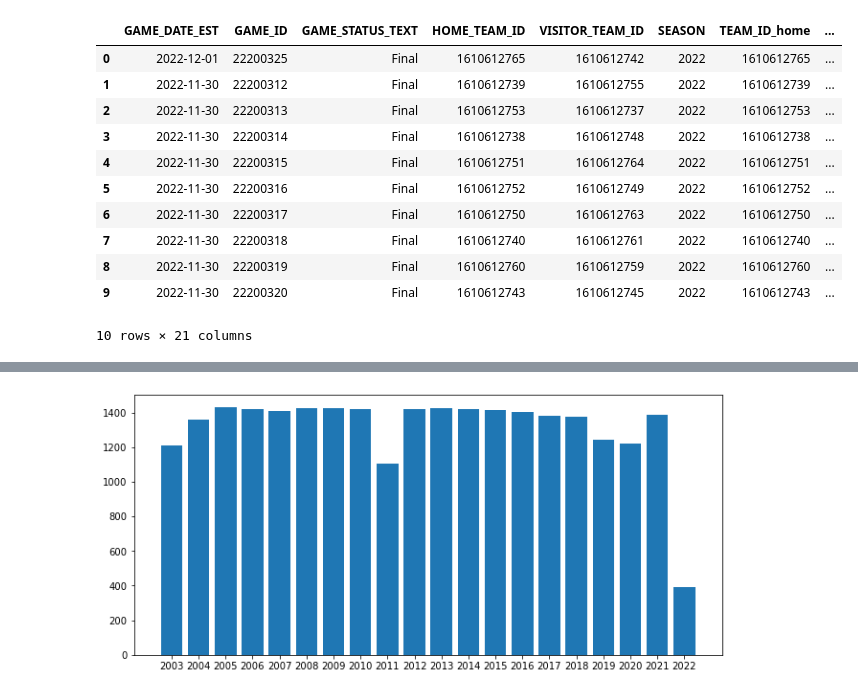
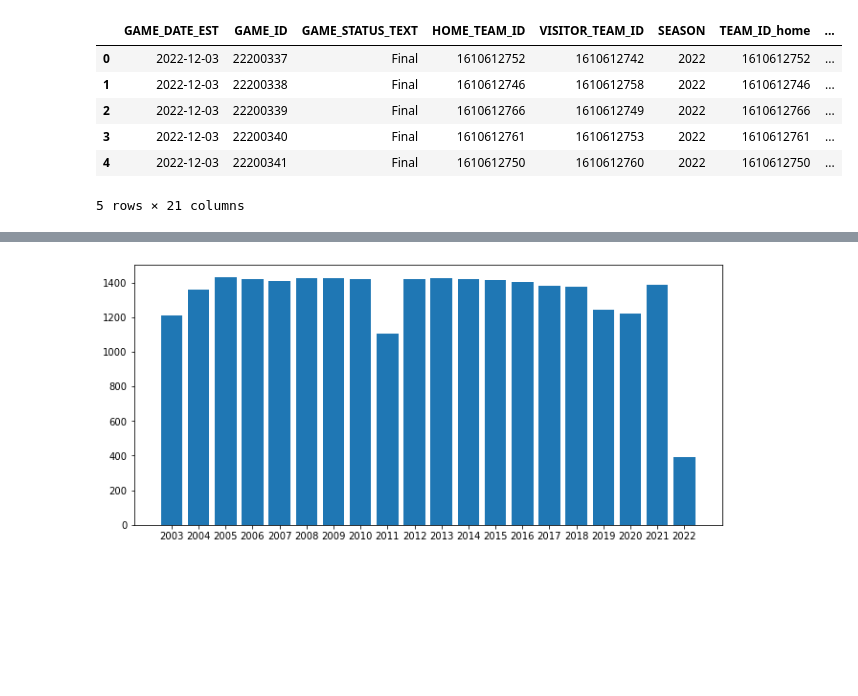
Before and after one commit to jfong025/NBA-Prediction-Model, a Jupyter notebook: notebooks/Model.ipynb, the cells around one changed output, grey strips where cells are left out. Saved outputs shown, nothing was run; the diff lists cells and outputs as text; code cells hidden in the pictures; blank space fills up the shorter version.

```diff
--- a/notebooks/Model.ipynb
+++ b/notebooks/Model.ipynb
@@ -12,20 +12,17 @@ players = pd.read_csv('players.csv')
 teams = pd.read_csv('teams.csv')
 ranking = pd.read_csv('ranking.csv')
 
-games.head(10)
+games = games.loc[(games['SEASON']>= 2006)]
-# %% [output]
-|  | GAME_DATE_EST | GAME_ID | GAME_STATUS_TEXT | HOME_TEAM_ID | VISITOR_TEAM_ID | SEASON | TEAM_ID_home | ... |
-| 0 | 2022-12-01 | 22200325 | Final | 1610612765 | 1610612742 | 2022 | 1610612765 | ... |
-| 1 | 2022-11-30 | 22200312 | Final | 1610612739 | 1610612755 | 2022 | 1610612739 | ... |
-| 2 | 2022-11-30 | 22200313 | Final | 1610612753 | 1610612737 | 2022 | 1610612753 | ... |
-| 3 | 2022-11-30 | 22200314 | Final | 1610612738 | 1610612748 | 2022 | 1610612738 | ... |
-| 4 | 2022-11-30 | 22200315 | Final | 1610612751 | 1610612764 | 2022 | 1610612751 | ... |
-| 5 | 2022-11-30 | 22200316 | Final | 1610612752 | 1610612749 | 2022 | 1610612752 | ... |
-| 6 | 2022-11-30 | 22200317 | Final | 1610612750 | 1610612763 | 2022 | 1610612750 | ... |
-| 7 | 2022-11-30 | 22200318 | Final | 1610612740 | 1610612761 | 2022 | 1610612740 | ... |
-| 8 | 2022-11-30 | 22200319 | Final | 1610612760 | 1610612759 | 2022 | 1610612760 | ... |
-| 9 | 2022-11-30 | 22200320 | Final | 1610612743 | 1610612745 | 2022 | 1610612743 | ... |
-10 rows × 21 columns
+# %%
+games.head()
+# %% [output]
+|  | GAME_DATE_EST | GAME_ID | GAME_STATUS_TEXT | HOME_TEAM_ID | VISITOR_TEAM_ID | SEASON | TEAM_ID_home | ... |
+| 0 | 2022-12-03 | 22200337 | Final | 1610612752 | 1610612742 | 2022 | 1610612752 | ... |
+| 1 | 2022-12-03 | 22200338 | Final | 1610612746 | 1610612758 | 2022 | 1610612746 | ... |
+| 2 | 2022-12-03 | 22200339 | Final | 1610612766 | 1610612749 | 2022 | 1610612766 | ... |
+| 3 | 2022-12-03 | 22200340 | Final | 1610612761 | 1610612753 | 2022 | 1610612761 | ... |
+| 4 | 2022-12-03 | 22200341 | Final | 1610612750 | 1610612760 | 2022 | 1610612750 | ... |
+5 rows × 21 columns
 # %%
 gc.collect()
 # %% [output]
```
Also changed, not shown: parts of 16 cells of this notebook, 38 other files.
